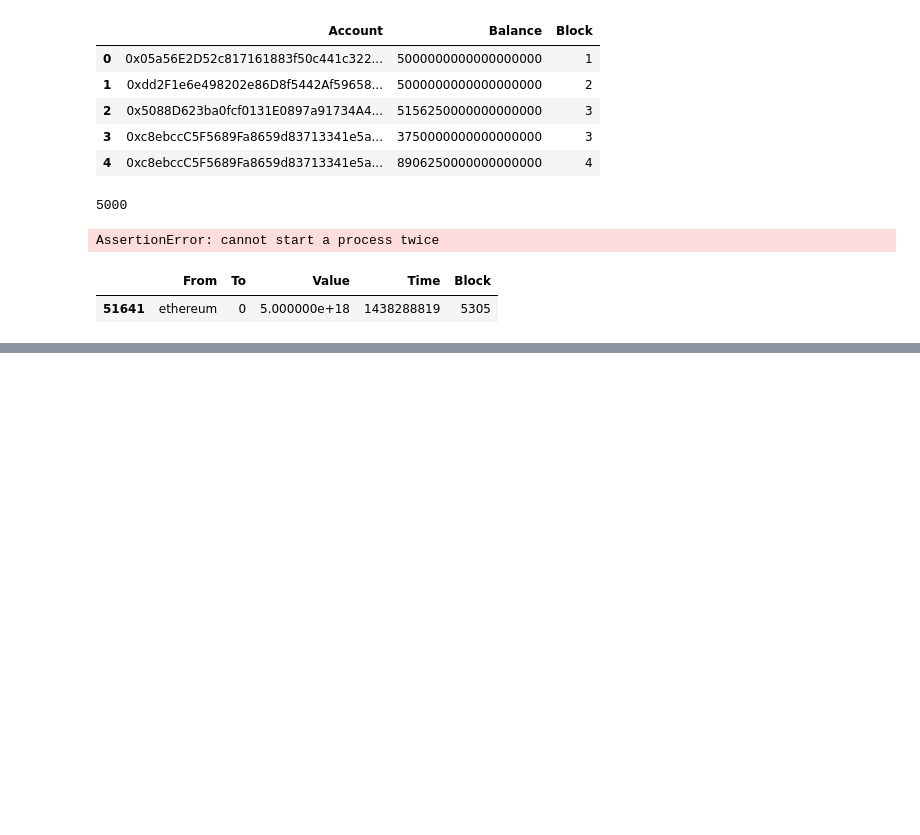
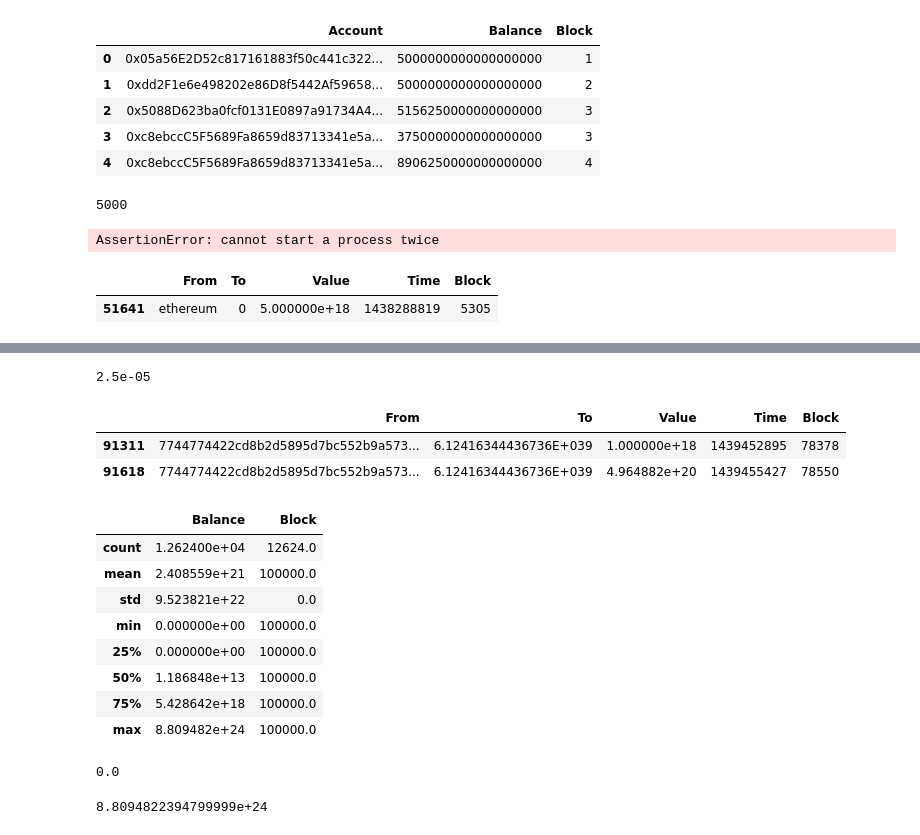
Before and after one commit to Sandipan99/Ethereum, a Jupyter notebook: BalanceofAccounts.ipynb, the cells around one changed output, grey strips where cells are left out. Drawn from its saved outputs; the diff is of its cells as text; code cells hidden in the pictures; blank space fills up the shorter version.

```diff
--- a/BalanceofAccounts.ipynb
+++ b/BalanceofAccounts.ipynb
@@ -151,0 +161,2 @@ def balanceAccountBlock(blockNum, df): # retrieve balances of all accounts given
+# %%
+df_balance = pd.read_csv('AccountBalanace100000.csv')
@@ -151,0 +172,6 @@ def balanceAccountBlock(blockNum, df): # retrieve balances of all accounts given
+# %%
+x = Web3.fromWei(25000000000000,'ether')
+# %%
+float(x)
+# %% [output]
+2.5e-05
@@ -151,0 +180,28 @@ def balanceAccountBlock(blockNum, df): # retrieve balances of all accounts given
+# %%
+df_balance.Balance = df_balance.Balance.apply(lambda x: float(x))
+# %%
+df[df.To=='6.12416344436736E+039']
+# %% [output]
+|  | From | To | Value | Time | Block |
+| 91311 | 7744774422cd8b2d5895d7bc552b9a573... | 6.12416344436736E+039 | 1.000000e+18 | 1439452895 | 78378 |
+| 91618 | 7744774422cd8b2d5895d7bc552b9a573... | 6.12416344436736E+039 | 4.964882e+20 | 1439455427 | 78550 |
+# %%
+df_balance.describe()
+# %% [output]
+|  | Balance | Block |
+| count | 1.262400e+04 | 12624.0 |
+| mean | 2.408559e+21 | 100000.0 |
+| std | 9.523821e+22 | 0.0 |
+| min | 0.000000e+00 | 100000.0 |
+| 25% | 0.000000e+00 | 100000.0 |
+| 50% | 1.186848e+13 | 100000.0 |
+| 75% | 5.428642e+18 | 100000.0 |
+| max | 8.809482e+24 | 100000.0 |
+# %%
+df_balance.Balance.min()
+# %% [output]
+0.0
+# %%
+df_balance.Balance.max()
+# %% [output]
+8.8094822394799999e+24
```
Also changed, not shown: parts of 4 cells of this notebook.
